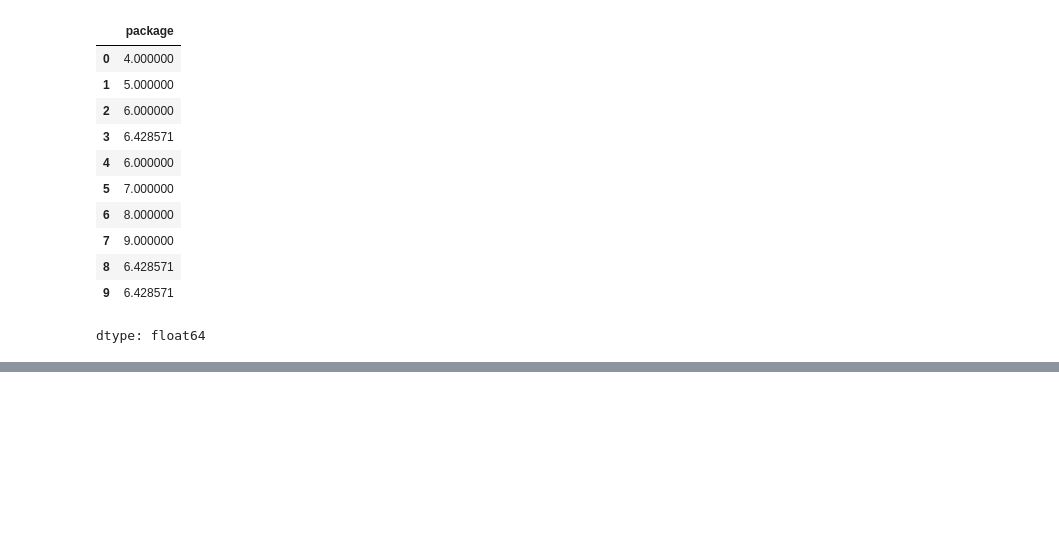
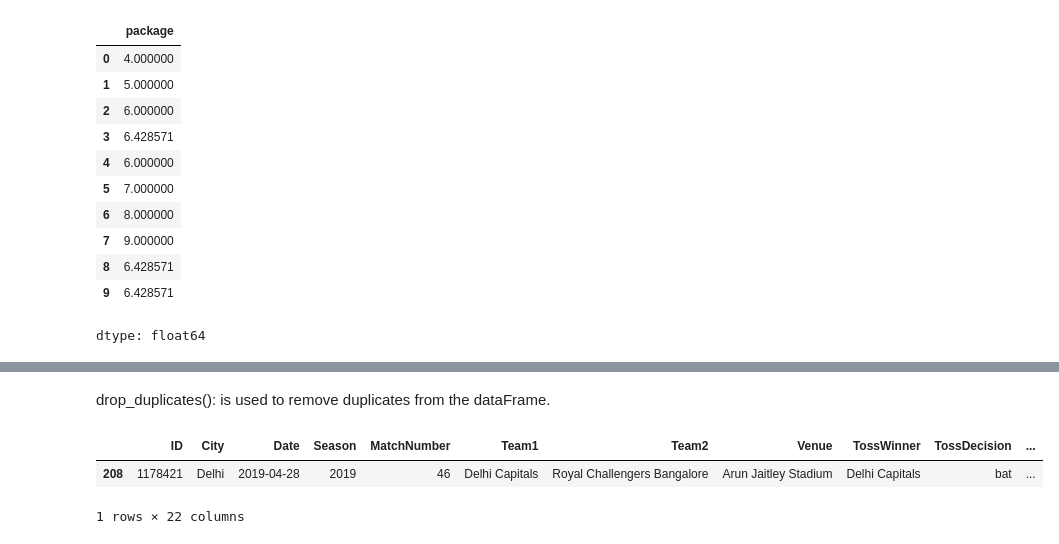
Before and after one commit to KAyush16/PyLibra, a Jupyter notebook: dataFrames_pandas.ipynb, the cells around one changed output, grey strips where cells are left out. Cells and saved outputs as stored; diff of their text form; code cells hidden in the pictures; blank space fills up the shorter version.

```diff
--- a/dataFrames_pandas.ipynb
+++ b/dataFrames_pandas.ipynb
@@ -1266,0 +1347,15 @@ students['name'].fillna(method='bfill')
+# %%
+# is there is Virat Kohli in 'all_players'
+# function to check whether V Kohli is there in the all_players column
+def did_kohli_play(players_list):
+  return 'V Kohli' in players_list
+# %% [markdown]
+drop_duplicates(): is used to remove duplicates from the dataFrame.
+# %%
+ipl['did_kohli_play']=ipl['all_players'].apply(did_kohli_play) # new column to store whether kohli played or not
+ipl[(ipl['City']=='Delhi')&(ipl['did_kohli_play']==True)].drop_duplicates(subset=['City','did_kohli_play'],keep='first')
+# here we use drop_duplicate on the subset = 'city' and 'did_kohli_play', such that if this occur again then we will only "keep" the first
+# %% [output]
+|  | ID | City | Date | Season | MatchNumber | Team1 | Team2 | Venue | TossWinner | TossDecision | ... |
+| 208 | 1178421 | Delhi | 2019-04-28 | 2019 | 46 | Delhi Capitals | Royal Challengers Bangalore | Arun Jaitley Stadium | Delhi Capitals | bat | ... |
+1 rows × 22 columns
```
Also changed, not shown: parts of 13 cells of this notebook.
